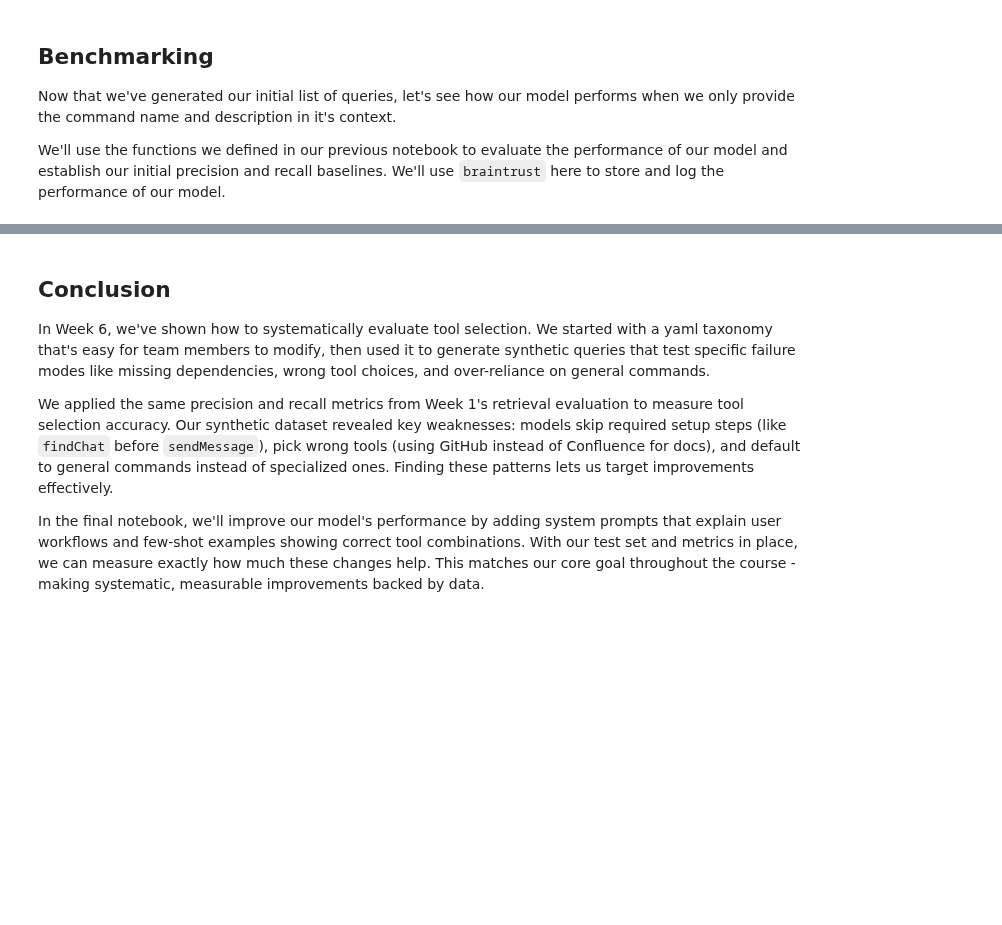
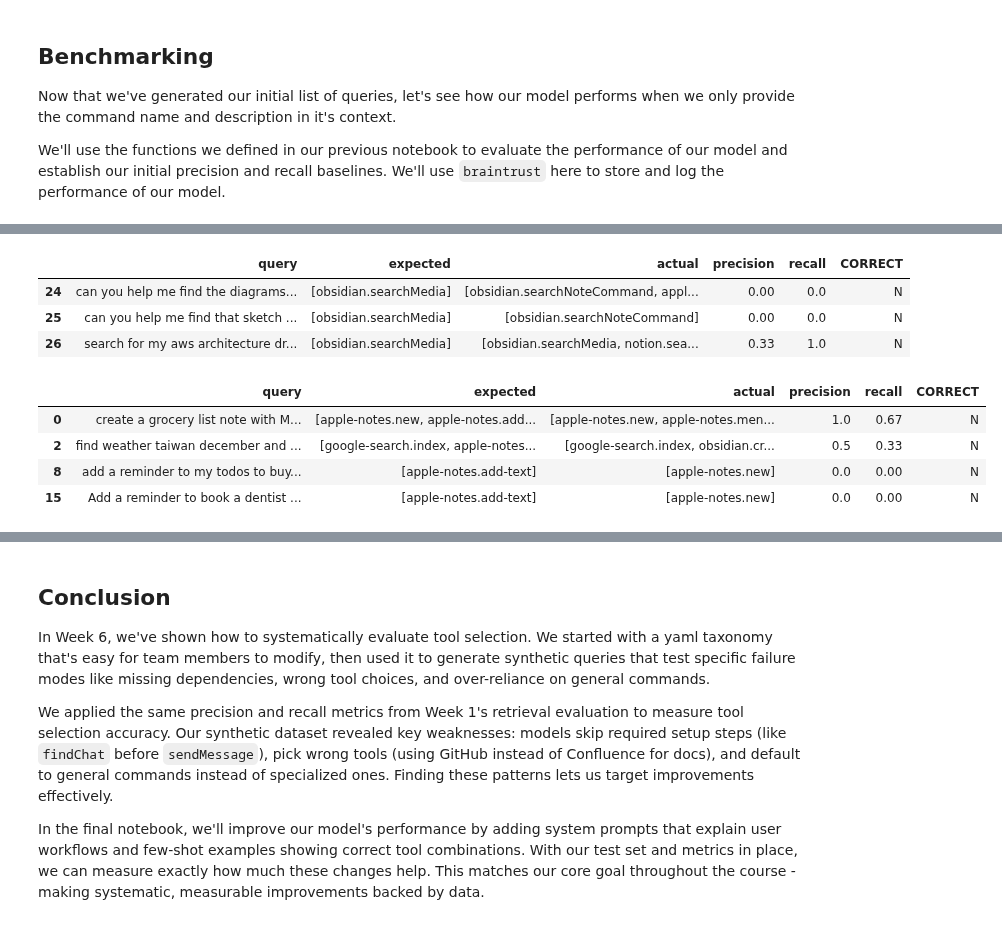
Before and after one commit to sanyaade-teachings/systematically-improving-rag, a Jupyter notebook: cohort_2/week6/2. Generate Dataset.ipynb, the cells around one changed output, grey strips where cells are left out. Saved outputs shown, nothing was run; the diff lists cells and outputs as text; code cells hidden in the pictures; blank space fills up the shorter version.

```diff
--- a/cohort_2/week6/2. Generate Dataset.ipynb
+++ b/cohort_2/week6/2. Generate Dataset.ipynb
@@ -948,0 +918,15 @@ Output: ['github.my-latest-repositories', 'discord.findChat']
+# %%
+get_mismatched_examples_for_tool(df, 'obsidian.searchMedia',3)
+# %% [output]
+|  | query | expected | actual | precision | recall | CORRECT |
+| 24 | can you help me find the diagrams... | [obsidian.searchMedia] | [obsidian.searchNoteCommand, appl... | 0.00 | 0.0 | N |
+| 25 | can you help me find that sketch ... | [obsidian.searchMedia] | [obsidian.searchNoteCommand] | 0.00 | 0.0 | N |
+| 26 | search for my aws architecture dr... | [obsidian.searchMedia] | [obsidian.searchMedia, notion.sea... | 0.33 | 1.0 | N |
+# %%
+get_mismatched_examples_for_tool(df, 'apple-notes.add-text',4)
+# %% [output]
+|  | query | expected | actual | precision | recall | CORRECT |
+| 0 | create a grocery list note with M... | [apple-notes.new, apple-notes.add... | [apple-notes.new, apple-notes.men... | 1.0 | 0.67 | N |
+| 2 | find weather taiwan december and ... | [google-search.index, apple-notes... | [google-search.index, obsidian.cr... | 0.5 | 0.33 | N |
+| 8 | add a reminder to my todos to buy... | [apple-notes.add-text] | [apple-notes.new] | 0.0 | 0.00 | N |
+| 15 | Add a reminder to book a dentist ... | [apple-notes.add-text] | [apple-notes.new] | 0.0 | 0.00 | N |
```
Also changed, not shown: parts of 14 cells of this notebook, 3 other files.
